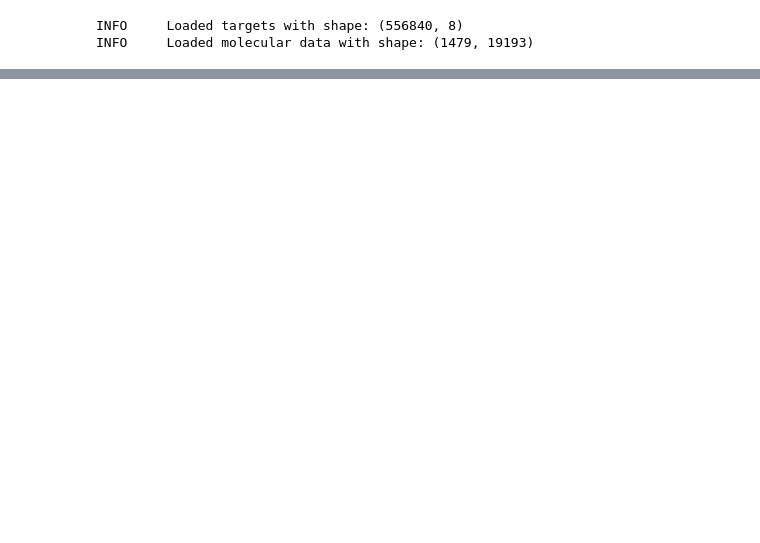
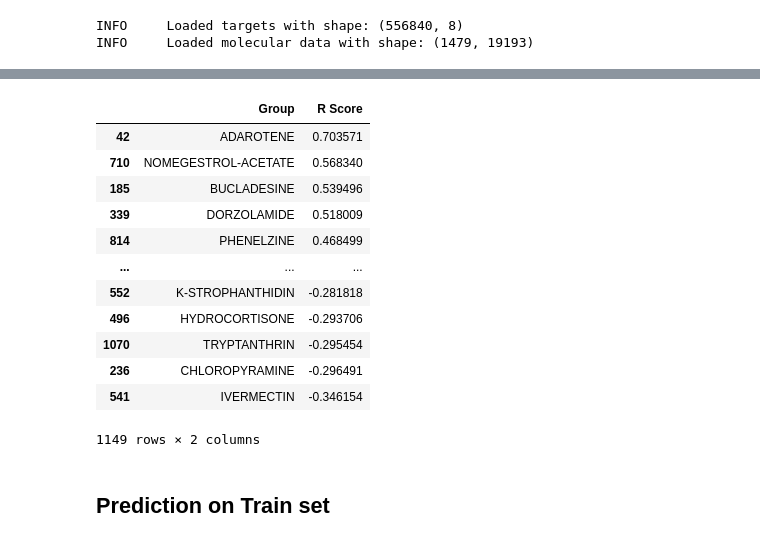
Before and after one commit to PhGK/NeurixAI, a Jupyter notebook: notebooks/evaluation/evaluation.ipynb, the cells around one changed output, grey strips where cells are left out. Drawn from its saved outputs; the diff is of its cells as text; code cells hidden in the pictures; blank space fills up the shorter version.

```diff
--- a/notebooks/evaluation/evaluation.ipynb
+++ b/notebooks/evaluation/evaluation.ipynb
@@ -137,0 +131,18 @@ grouped_dfs
+# %%
+grouped_dfs_val["Drug"]
+# %% [output]
+|  | Group | R Score |
+| 42 | ADAROTENE | 0.703571 |
+| 710 | NOMEGESTROL-ACETATE | 0.568340 |
+| 185 | BUCLADESINE | 0.539496 |
+| 339 | DORZOLAMIDE | 0.518009 |
+| 814 | PHENELZINE | 0.468499 |
+| ... | ... | ... |
+| 552 | K-STROPHANTHIDIN | -0.281818 |
+| 496 | HYDROCORTISONE | -0.293706 |
+| 1070 | TRYPTANTHRIN | -0.295454 |
+| 236 | CHLOROPYRAMINE | -0.296491 |
+| 541 | IVERMECTIN | -0.346154 |
+1149 rows × 2 columns
+# %% [markdown]
+## Prediction on Train set
```
Also changed, not shown: parts of 13 cells of this notebook.
